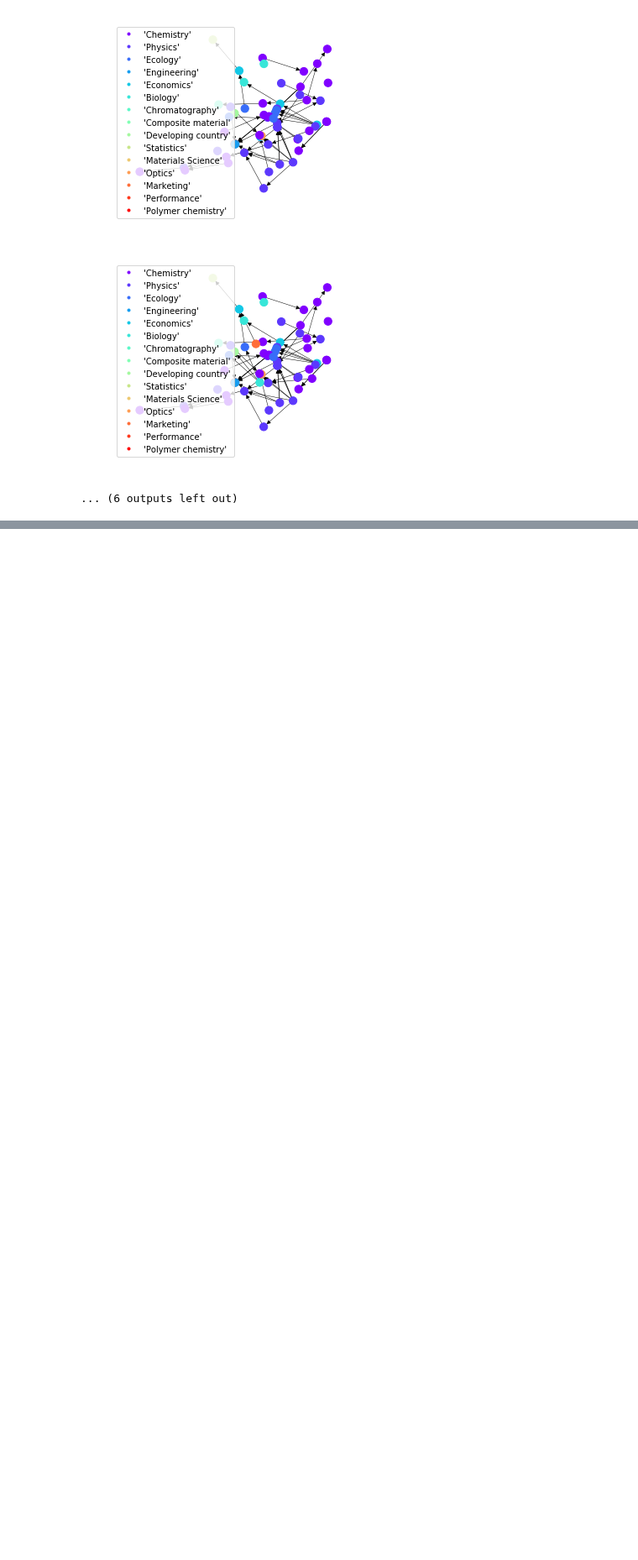
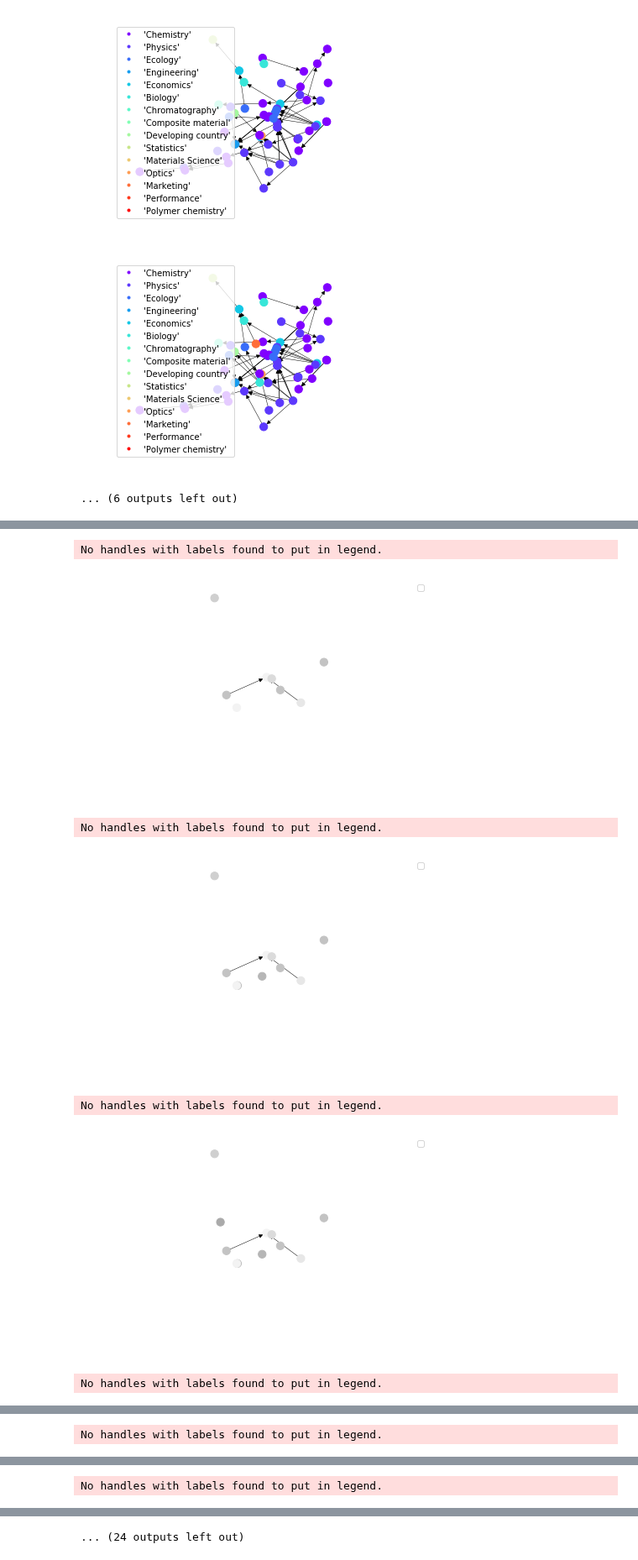
Before and after one commit to fedesevle/Redes_FLEM, a Jupyter notebook: Practica_especial/Graficar_por_capas_año.ipynb, the cells around one changed output, grey strips where cells are left out. Shown at 84% size. Saved outputs shown, nothing was run; the diff lists cells and outputs as text; code cells hidden in the pictures; blank space fills up the shorter version.

```diff
--- a/Practica_especial/Graficar_por_capas_año.ipynb
+++ b/Practica_especial/Graficar_por_capas_año.ipynb
@@ -394,0 +497,16 @@ for i in range(2000,2018):
+# %%
+version=2
+images = []
+for i in range(2000,2018):
+    graficar_red_gif(Componentes[1],G_year[str(i)],'year',4,pos2,str(i),y)
+    images.append(imageio.imread(directorio+'fig'+str(i)+'.png'))
+    images.append(imageio.imread(directorio+'fig'+str(i)+'.png'))
+imageio.mimsave(directorio+'year_'+str(version)+'.gif', images)
+# %% [output]
+No handles with labels found to put in legend.
+[figure, added]
+No handles with labels found to put in legend.
+[figure, added]
+No handles with labels found to put in legend.
+[figure, added]
+No handles with labels found to put in legend.
@@ -394,0 +514 @@ for i in range(2000,2018):
+No handles with labels found to put in legend.
@@ -394,0 +516 @@ for i in range(2000,2018):
+No handles with labels found to put in legend.
@@ -394,0 +518 @@ for i in range(2000,2018):
+... (24 outputs left out)
```
Also changed, not shown: parts of 5 cells of this notebook.
